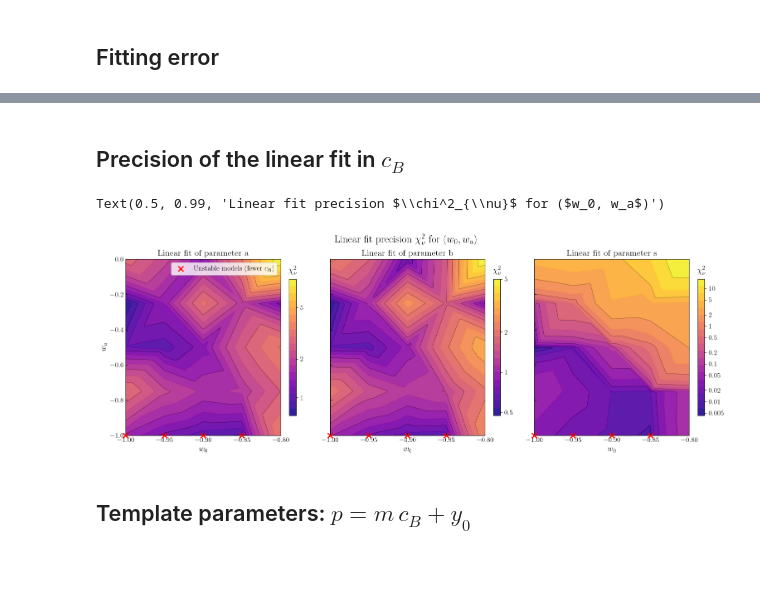
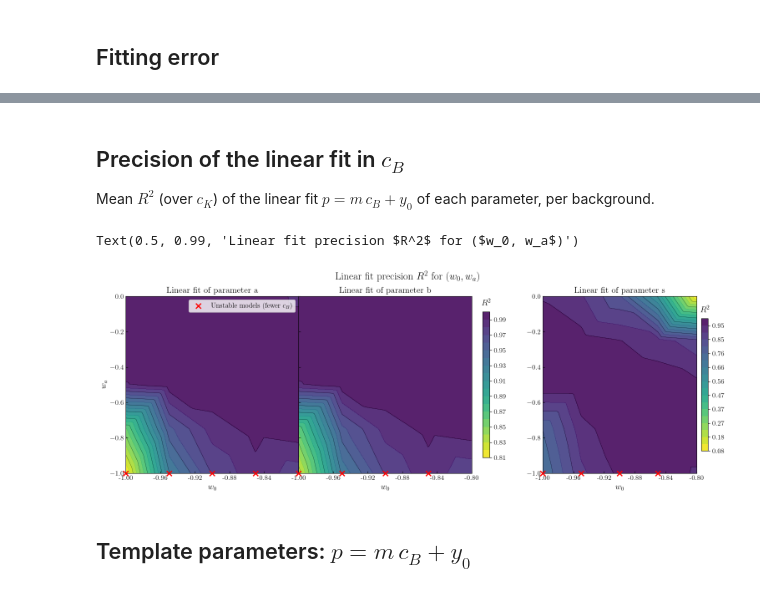
Before and after one commit to JoseCDS17/Fitting_hi_class, a Jupyter notebook: notebooks/fitting/fit_DE_grid.ipynb, the cells around one changed output, grey strips where cells are left out. Saved outputs shown, nothing was run; the diff lists cells and outputs as text; code cells hidden in the pictures; blank space fills up the shorter version.

```diff
--- a/notebooks/fitting/fit_DE_grid.ipynb
+++ b/notebooks/fitting/fit_DE_grid.ipynb
@@ -143,35 +100,54 @@ ax.tick_params(axis='both', which='both', direction='in')
 # %% [markdown]
 ## Precision of the linear fit in $c_B$
+
+Mean $R^2$ (over $c_K$) of the linear fit $p = m\,c_B + y_0$ of each parameter, per background.
-# %%
-fig, axs = plt.subplots(1, len(params), figsize=(6*len(params), 5.5), sharex=True, sharey=True)
-W0, WA = np.meshgrid(np.linspace(w0_arr.min(), w0_arr.max(), 120), np.linspace(wa_arr.min(), wa_arr.max(), 120))
-
-for ax, p in zip(axs, params):
-    chi = np.array([f.mean_chi2_red(p) for f in fits.values()])
-    ok = np.isfinite(chi) & (chi > 0)
-    Z_chi = griddata((w0_arr[ok], wa_arr[ok]), chi[ok], (W0, WA), method='linear')
-
-    # Logarithmic colour scale
-    levels = np.logspace(np.log10(chi[ok].min()), np.log10(chi[ok].max()), 20)
-    contour = ax.contourf(W0, WA, Z_chi, levels=levels, norm=LogNorm(levels[0], levels[-1]),
-                          cmap='plasma', alpha=0.9)
-    ax.contour(W0, WA, Z_chi, levels=levels[::2], colors='k', linewidths=0.5, alpha=0.5)
-    mark_unstable(ax)
-    round_ticks = [t * 10.0**n for n in range(-3, 4) for t in (1, 2, 5)]
-    cbar = plt.colorbar(contour, ax=ax, fraction=0.04, pad=0.05, format='%g',
-                        ticks=[t for t in round_ticks if levels[0] <= t <= levels[-1]])
-    cbar.ax.set_title(r'$\chi^2_{\nu}$', y=1.02)
-
-    ax.set_title(f"Linear fit of parameter {p}", fontsize=15)
-    ax.set_xlabel(r'$w_0$', fontsize=14)
-    ax.tick_params(axis='both', which='both', direction='in')
-
-axs[0].set_ylabel(r'$w_a$', fontsize=14)
-axs[0].legend(loc='upper right')
-fig.suptitle(r'Linear fit precision $\chi^2_{\nu}$ for ($w_0, w_a$)', fontsize=18, y=0.99)
-# %% [output]
-Text(0.5, 0.99, 'Linear fit precision $\\chi^2_{\\nu}$ for ($w_0, w_a$)')
-[figure, removed]
+# %%
+from matplotlib.ticker import MaxNLocator, FormatStrFormatter
+
+W0, WA = np.meshgrid(np.linspace(w0_arr.min(), w0_arr.max(), 120), np.linspace(wa_arr.min(), wa_arr.max(), 120))
+r2 = {p: np.array([f.mean_r2(p) for f in fits.values()]) for p in params}
+
+# a and b side by side (no space, common colour scale); s in its own panel
+fig = plt.figure(figsize=(18, 5.5))
+gs = fig.add_gridspec(1, 2, width_ratios=[2.2, 1], wspace=0.2)
+gs_ab = gs[0].subgridspec(1, 2, wspace=0)
+ax_a = fig.add_subplot(gs_ab[0])
+ax_b = fig.add_subplot(gs_ab[1], sharey=ax_a)
+ax_s = fig.add_subplot(gs[1], sharey=ax_a)
+
+def r2_map(ax, values, levels):
+    ok = np.isfinite(values)
+    Z = griddata((w0_arr[ok], wa_arr[ok]), values[ok], (W0, WA), method='linear')
+    contour = ax.contourf(W0, WA, Z, levels=levels, cmap='viridis_r', alpha=0.9)
+    ax.contour(W0, WA, Z, levels=levels[::2], colors='k', linewidths=0.5, alpha=0.5)
+    mark_unstable(ax, label=(ax is ax_a))
+    ax.set_xlabel(r'$w_0$', fontsize=14)
+    ax.tick_params(axis='both', which='both', direction='in')
+    return contour
+
+ab_values = np.concatenate([r2['a'], r2['b']])
+levels_ab = np.linspace(np.nanmin(ab_values), np.nanmax(ab_values), 20)
+contour_ab = r2_map(ax_a, r2['a'], levels_ab)
+r2_map(ax_b, r2['b'], levels_ab)
+contour_s = r2_map(ax_s, r2['s'], np.linspace(np.nanmin(r2['s']), np.nanmax(r2['s']), 20))
+
+ax_b.tick_params(axis='y', labelleft=False)
+for ax in [ax_a, ax_b, ax_s]:
+    ax.xaxis.set_major_locator(MaxNLocator(5, prune='upper' if ax is ax_a else None))   # no overlap at the a|b junction
+    ax.xaxis.set_major_formatter(FormatStrFormatter('%.2f'))
+ax_a.set_ylabel(r'$w_a$', fontsize=14)
+ax_a.legend(loc='upper right')
+for ax, p in [(ax_a, 'a'), (ax_b, 'b'), (ax_s, 's')]:
+    ax.set_title(f"Linear fit of parameter {p}", fontsize=15)
+
+for contour, axes in [(contour_ab, [ax_a, ax_b]), (contour_s, [ax_s])]:
+    cbar = plt.colorbar(contour, ax=axes, fraction=0.04 if len(axes) == 1 else 0.02, pad=0.03, format='%.2f')
+    cbar.ax.set_title(r'$R^2$', y=1.02)
+
+fig.suptitle(r'Linear fit precision $R^2$ for ($w_0, w_a$)', fontsize=18, y=0.99)
+# %% [output]
+Text(0.5, 0.99, 'Linear fit precision $R^2$ for ($w_0, w_a$)')
+[figure, added]
 # %% [markdown]
 ## Template parameters: $p = m\, c_B + y_0$
 # %%
```
Also changed, not shown: parts of 16 cells of this notebook, 7 other files.
